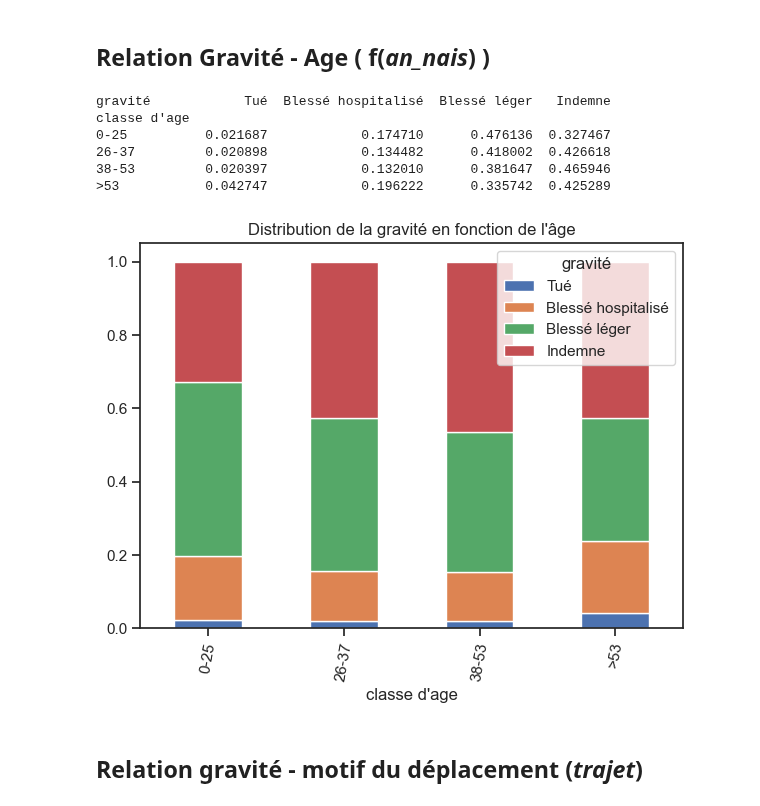
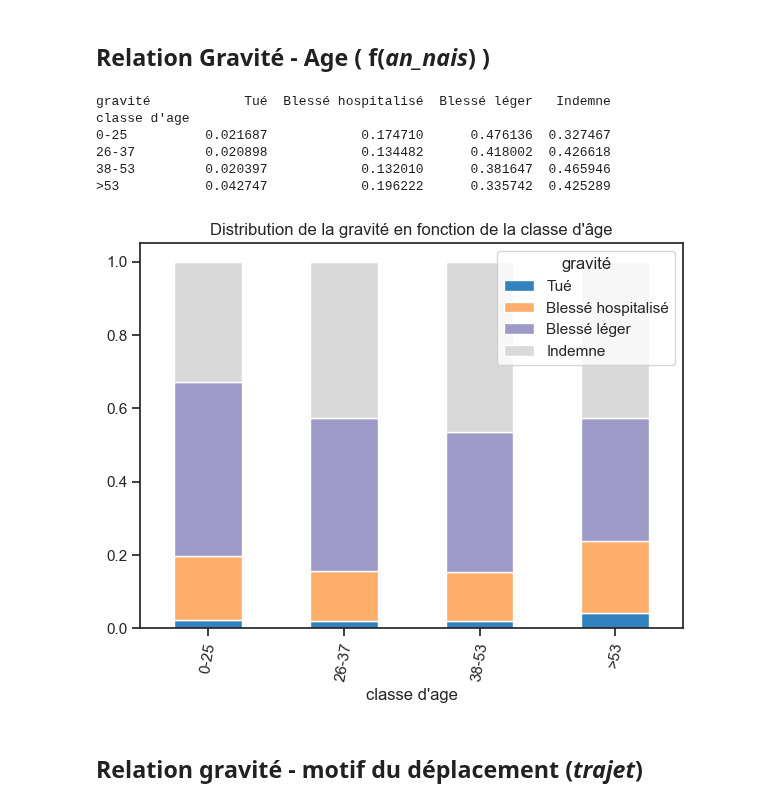
Before and after one commit to nicolascarayon/projet-accidents-routiers, a Jupyter notebook: nico_grav_usagers.ipynb, the cells around one changed output. Saved outputs shown, nothing was run; the diff lists cells and outputs as text; code cells hidden in the pictures.

```diff
--- a/nico_grav_usagers.ipynb
+++ b/nico_grav_usagers.ipynb
@@ -9,6 +9,7 @@ import seaborn as sns
 
 start_year = 2020
 end_year = 2020
+colormap = 'tab20c'
 
 dic_usagers = ld.load_usagers(start_year, end_year)
 df_usagers = dic_usagers[2020]
@@ -122,21 +127,22 @@ Masculin  0.030197            0.167062      0.372216  0.430525
 # %%
 df_cross = pd.crosstab(df["classe d'age"], df['gravité'], normalize='index')
 df_cross = df_cross.reindex(columns=columns_titles)
 print(df_cross)
 
 sns.set_theme(style="ticks")
 f, ax = plt.subplots(figsize=(7, 5))
-chart = df_cross.plot(kind="bar", stacked=True, rot=0, ax=ax, title="Distribution de la gravité en fonction de l'âge")
+chart = df_cross.plot(kind="bar", stacked=True, rot=0, ax=ax,
+                      title="Distribution de la gravité en fonction de la classe d'âge", colormap=colormap)
 chart.set_xticklabels(chart.get_xticklabels(), rotation=80)
 sns.move_legend(ax, "upper right")
 # %% [output]
 gravité            Tué  Blessé hospitalisé  Blessé léger   Indemne
 classe d'age
 0-25          0.021687            0.174710      0.476136  0.327467
 26-37         0.020898            0.134482      0.418002  0.426618
 38-53         0.020397            0.132010      0.381647  0.465946
 >53           0.042747            0.196222      0.335742  0.425289
-[figure, old version]
+[figure, new version]
 # %% [markdown]
 ## Relation gravité - motif du déplacement (*trajet*)
 # %%
```
Also changed, not shown: parts of 8 cells of this notebook, 2 other files.
